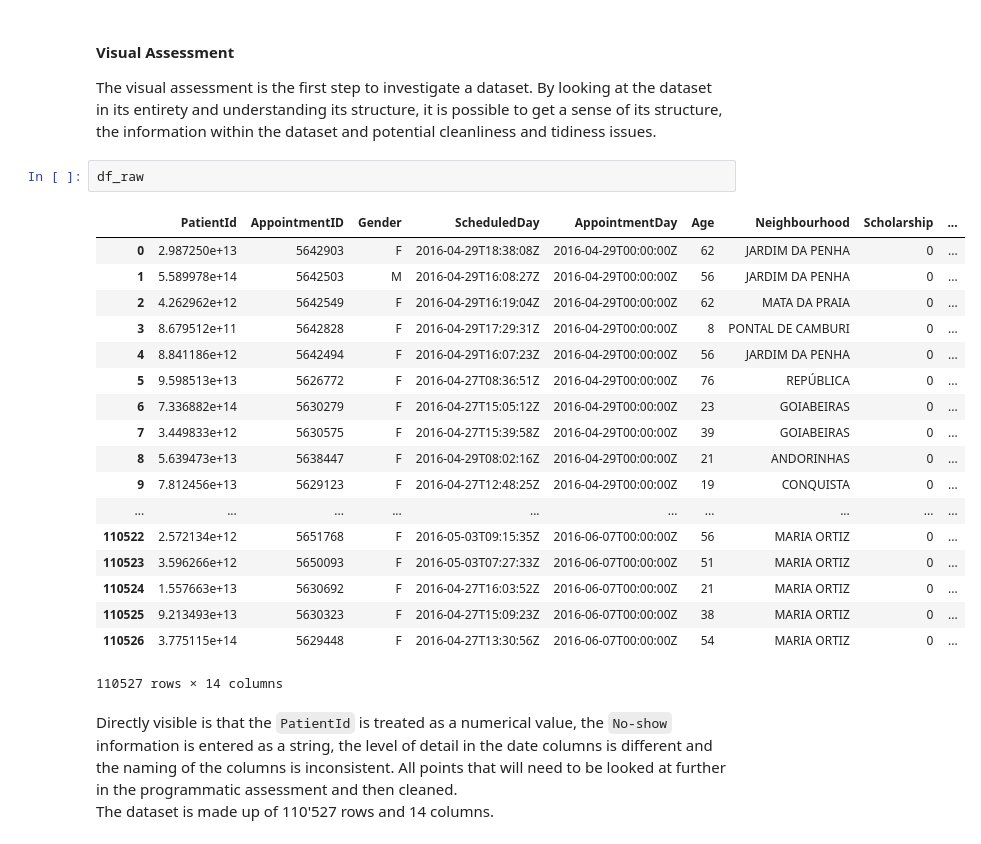
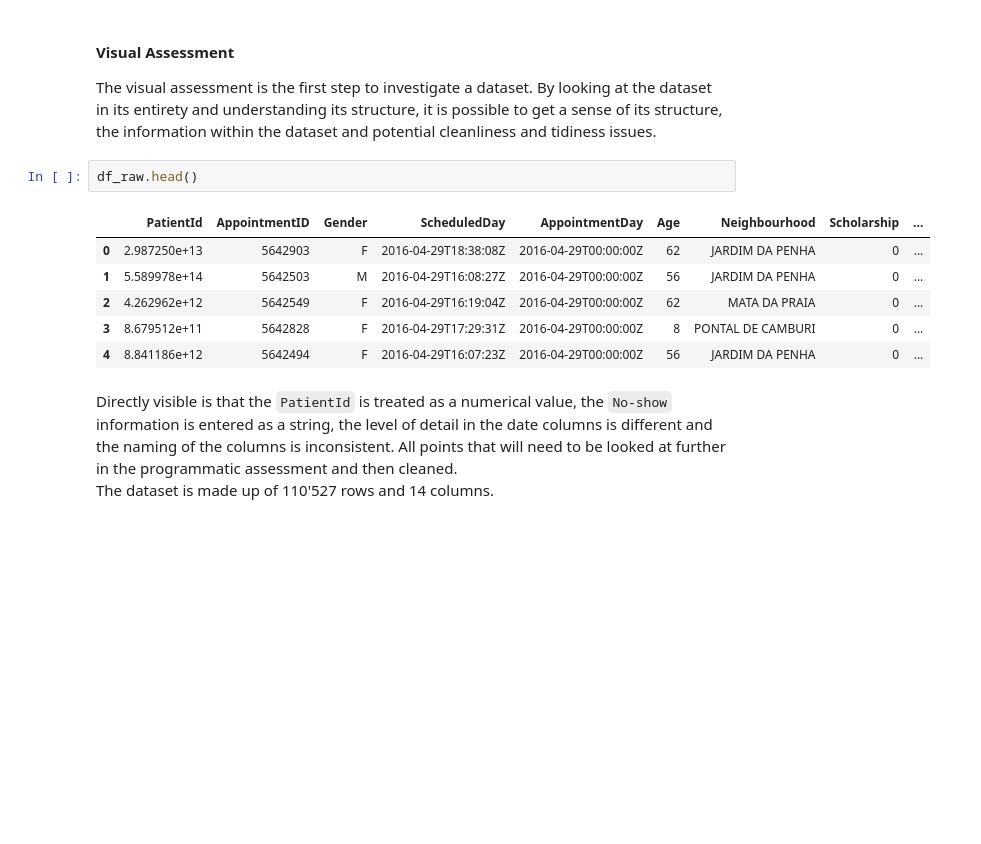
Before and after one commit to MBosquet/patient_no-shows, a Jupyter notebook: noshowappointments.ipynb, the cells around one changed output. Saved outputs shown, nothing was run; the diff lists cells and outputs as text; blank space fills up the shorter version.

Commit message:
refactor: only load .head() of raw_data

```diff
--- a/noshowappointments.ipynb
+++ b/noshowappointments.ipynb
@@ -67,26 +67,14 @@ The data is loaded as a pandas DataFrame into the `df_raw` variable. The name wa
 #### Visual Assessment
 The visual assessment is the first step to investigate a dataset. By looking at the dataset in its entirety and understanding its structure, it is possible to get a sense of its structure, the information within the dataset and potential cleanliness and tidiness issues.
 # %%
-df_raw
+df_raw.head()
 # %% [output]
 |  | PatientId | AppointmentID | Gender | ScheduledDay | AppointmentDay | Age | Neighbourhood | Scholarship | ... |
 | 0 | 2.987250e+13 | 5642903 | F | 2016-04-29T18:38:08Z | 2016-04-29T00:00:00Z | 62 | JARDIM DA PENHA | 0 | ... |
 | 1 | 5.589978e+14 | 5642503 | M | 2016-04-29T16:08:27Z | 2016-04-29T00:00:00Z | 56 | JARDIM DA PENHA | 0 | ... |
 | 2 | 4.262962e+12 | 5642549 | F | 2016-04-29T16:19:04Z | 2016-04-29T00:00:00Z | 62 | MATA DA PRAIA | 0 | ... |
 | 3 | 8.679512e+11 | 5642828 | F | 2016-04-29T17:29:31Z | 2016-04-29T00:00:00Z | 8 | PONTAL DE CAMBURI | 0 | ... |
 | 4 | 8.841186e+12 | 5642494 | F | 2016-04-29T16:07:23Z | 2016-04-29T00:00:00Z | 56 | JARDIM DA PENHA | 0 | ... |
-| 5 | 9.598513e+13 | 5626772 | F | 2016-04-27T08:36:51Z | 2016-04-29T00:00:00Z | 76 | REPÚBLICA | 0 | ... |
-| 6 | 7.336882e+14 | 5630279 | F | 2016-04-27T15:05:12Z | 2016-04-29T00:00:00Z | 23 | GOIABEIRAS | 0 | ... |
-| 7 | 3.449833e+12 | 5630575 | F | 2016-04-27T15:39:58Z | 2016-04-29T00:00:00Z | 39 | GOIABEIRAS | 0 | ... |
-| 8 | 5.639473e+13 | 5638447 | F | 2016-04-29T08:02:16Z | 2016-04-29T00:00:00Z | 21 | ANDORINHAS | 0 | ... |
-| 9 | 7.812456e+13 | 5629123 | F | 2016-04-27T12:48:25Z | 2016-04-29T00:00:00Z | 19 | CONQUISTA | 0 | ... |
-| ... | ... | ... | ... | ... | ... | ... | ... | ... | ... |
-| 110522 | 2.572134e+12 | 5651768 | F | 2016-05-03T09:15:35Z | 2016-06-07T00:00:00Z | 56 | MARIA ORTIZ | 0 | ... |
-| 110523 | 3.596266e+12 | 5650093 | F | 2016-05-03T07:27:33Z | 2016-06-07T00:00:00Z | 51 | MARIA ORTIZ | 0 | ... |
-| 110524 | 1.557663e+13 | 5630692 | F | 2016-04-27T16:03:52Z | 2016-06-07T00:00:00Z | 21 | MARIA ORTIZ | 0 | ... |
-| 110525 | 9.213493e+13 | 5630323 | F | 2016-04-27T15:09:23Z | 2016-06-07T00:00:00Z | 38 | MARIA ORTIZ | 0 | ... |
-| 110526 | 3.775115e+14 | 5629448 | F | 2016-04-27T13:30:56Z | 2016-06-07T00:00:00Z | 54 | MARIA ORTIZ | 0 | ... |
-110527 rows × 14 columns
 # %% [markdown]
 Directly visible is that the `PatientId` is treated as a numerical value, the `No-show` information is entered as a string, the level of detail in the date columns is different and the naming of the columns is inconsistent. All points that will need to be looked at further in the programmatic assessment and then cleaned. <br>
 The dataset is made up of 110'527 rows and 14 columns.
```
